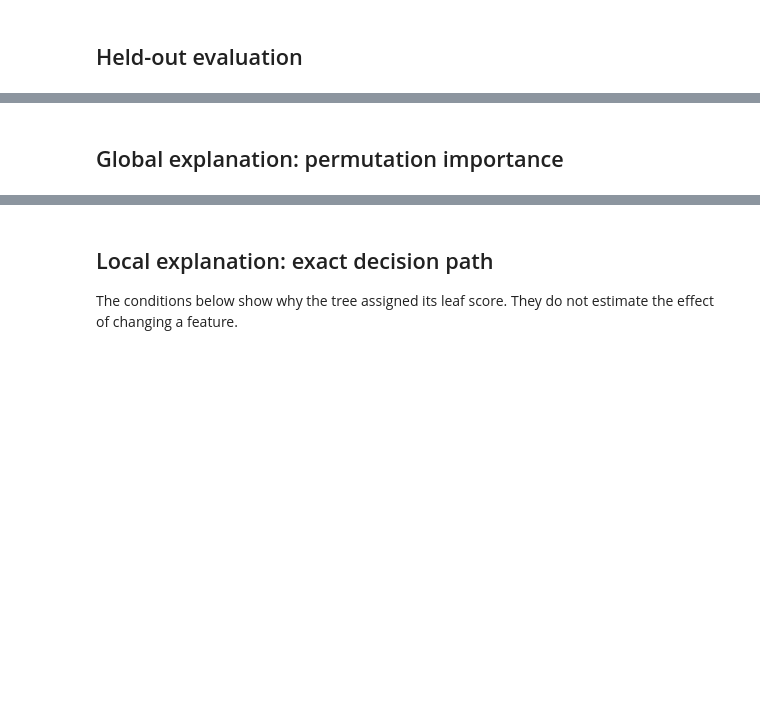
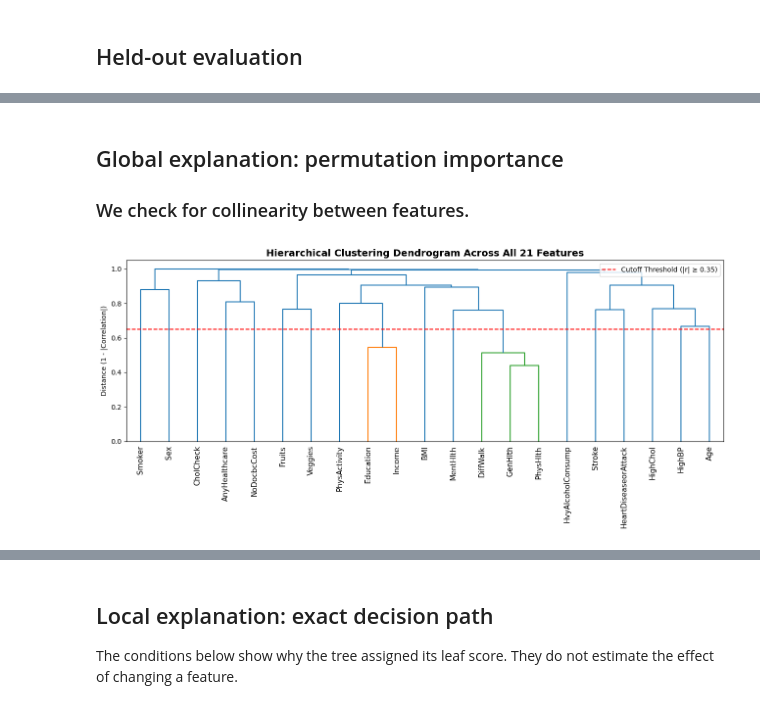
Before and after one commit to VictorBCarstens/XAI-Assignment-1-Explaining-Diabetes, a Jupyter notebook: diabetes_decision_tree.ipynb, the cells around one changed output, grey strips where cells are left out. Cells and saved outputs as stored; diff of their text form; code cells hidden in the pictures; blank space fills up the shorter version.

```diff
--- a/diabetes_decision_tree.ipynb
+++ b/diabetes_decision_tree.ipynb
@@ -81,2 +98,66 @@ evaluate(y_test, probabilities)
 # %% [markdown]
 ## Global explanation: permutation importance
+### We check for collinearity between features.
+# %%
+from scipy.cluster.hierarchy import dendrogram, fcluster, linkage
+from scipy.spatial.distance import squareform
+
+# 1. Compute Pairwise Absolute Correlation Matrix across ALL features
+corr_matrix = X_test.corr(method='pearson').abs()
+
+# 2. Convert Correlation to Distance Matrix (Distance = 1 - |r|)
+# Fill diagonal with 0 to prevent tiny floating-point rounding errors
+dist_matrix = 1.0 - corr_matrix
+np.fill_diagonal(dist_matrix.values, 0)
+
+# Convert to condensed distance vector required by SciPy
+condensed_dist = squareform(dist_matrix)
+
+# 3. Perform Hierarchical Agglomerative Clustering (Complete Linkage)
+linkage_matrix = linkage(condensed_dist, method='complete')
+
+# 4. Plot the Dendrogram
+plt.figure(figsize=(13, 6))
+dendrogram(
+    linkage_matrix,
+    labels=X_test.columns,
+    leaf_rotation=90,
+    leaf_font_size=11,
+    color_threshold=0.65,  # Highlights clusters with |r| >= 0.35
+)
+
+# Draw cutoff line corresponding to correlation threshold |r| = 0.35
+plt.axhline(
+    y=0.65, color='red', linestyle='--', label='Cutoff Threshold (|r| ≥ 0.35)'
+)
+
+plt.title(
+    'Hierarchical Clustering Dendrogram Across All 21 Features',
+    fontsize=14,
+    fontweight='bold',
+)
+plt.ylabel('Distance (1 - |Correlation|)')
+plt.legend(loc='upper right')
+plt.tight_layout()
+plt.show()
+
+# 5. Automatically Extract and Print Clusters
+distance_threshold = 0.65  # Equivalent to |r| >= 0.35
+cluster_ids = fcluster(
+    linkage_matrix, t=distance_threshold, criterion='distance'
+)
+
+cluster_groups = {}
+for feature, cid in zip(X_test.columns, cluster_ids):
+  cluster_groups.setdefault(cid, []).append(feature)
+
+print(
+    '=== Mathematically Derived Feature Clusters (|r| ≥ 0.35) ===\n'
+)
+for cid, members in cluster_groups.items():
+  if len(members) > 1:
+    print(f'Cluster {cid} (Grouped): {members}')
+  else:
+    print(f'Cluster {cid} (Single Feature): {members[0]}')
+# %% [output]
+[figure, added]
```
Also changed, not shown: parts of 7 cells of this notebook, 2 other files.
